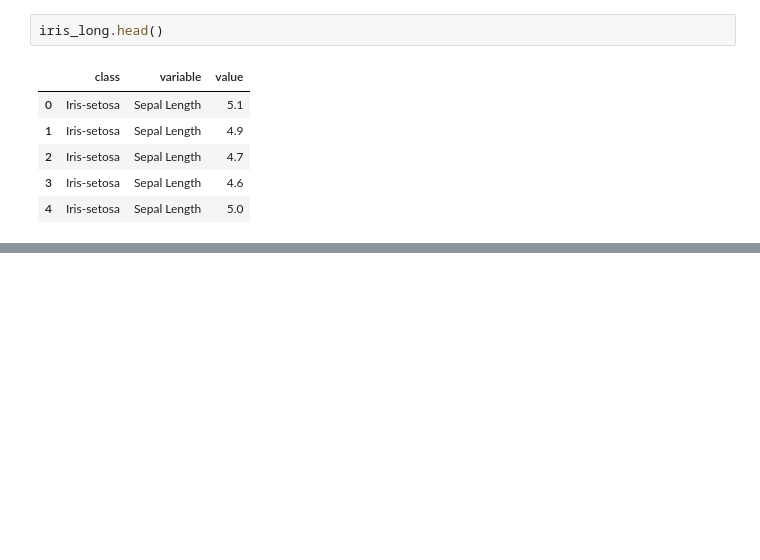
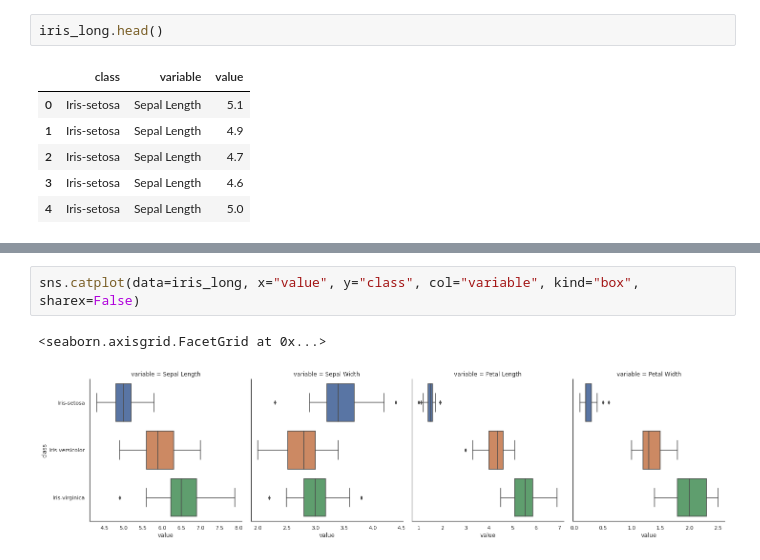
Before and after one commit to fod/pands-project2021, a Jupyter notebook: iris_analysis.ipynb, the cells around one changed output, grey strips where cells are left out. Drawn from its saved outputs; the diff is of its cells as text; blank space fills up the shorter version.

```diff
--- a/iris_analysis.ipynb
+++ b/iris_analysis.ipynb
@@ -141,0 +160,5 @@ sns.lmplot(data=iris, x="Sepal Length", y="Petal Width", hue="class")
+# %%
+sns.catplot(data=iris_long, x="value", y="class", col="variable", kind="box", sharex=False)
+# %% [output]
+<seaborn.axisgrid.FacetGrid at 0x...>
+[figure, added]
```
Also changed, not shown: parts of 19 cells of this notebook.
